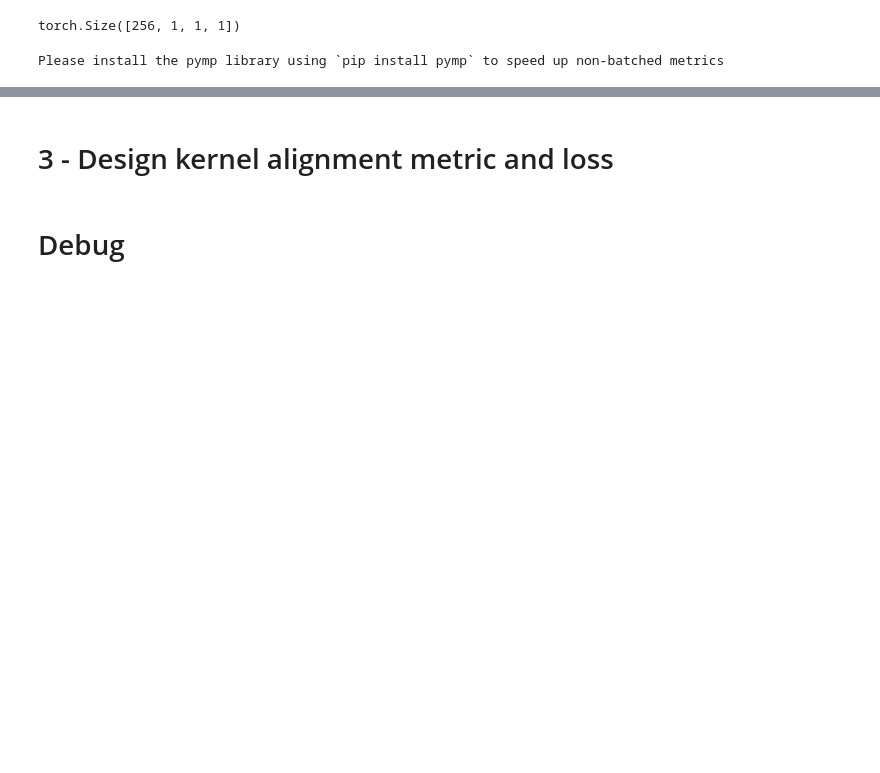
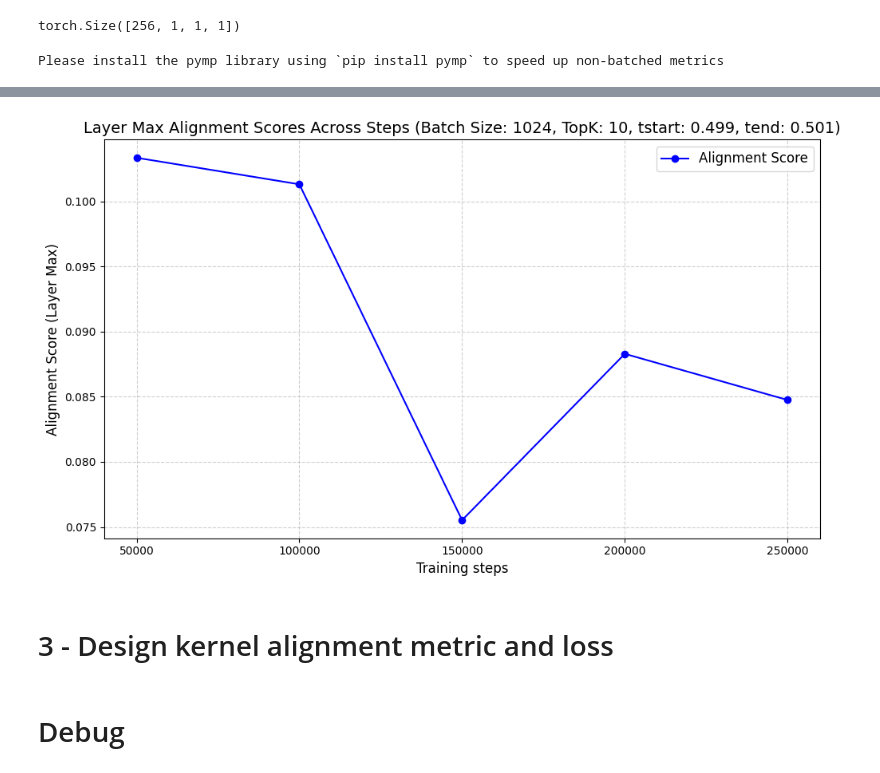
Before and after one commit to xingjianleng/REPA, a Jupyter notebook: notebooks/repa-analysis-lengx.ipynb, the cells around one changed output, grey strips where cells are left out. Saved outputs shown, nothing was run; the diff lists cells and outputs as text; code cells hidden in the pictures; blank space fills up the shorter version.

```diff
--- a/notebooks/repa-analysis-lengx.ipynb
+++ b/notebooks/repa-analysis-lengx.ipynb
@@ -636,3 +803,19 @@ plt.show()
+# %%
+# Plot the trend
+
+plt.figure(figsize=(10, 6))
+plt.plot(steps, max_alignment_scores, marker='o', linestyle='-', color='b', label='Alignment Score')
+plt.title(f"Layer Max Alignment Scores Across Steps (Batch Size: {args.batch_size}, TopK: {args.topk}, tstart: {args.t_start}, tend: {args.t_end})", fontsize=14)
+plt.xlabel("Training steps", fontsize=12)
+plt.ylabel("Alignment Score (Layer Max)", fontsize=12)
+# plt.ylim(0, 1)
+plt.xticks(steps)
+plt.grid(True, linestyle='--', alpha=0.6)
+plt.legend(fontsize=12)
+plt.tight_layout()
+plt.show()
+# %% [output]
+[figure, added]
 # %% [markdown]
 # 3 - Design kernel alignment metric and loss
 # %% [markdown]
```
Also changed, not shown: parts of 18 cells of this notebook, 1 other file.
